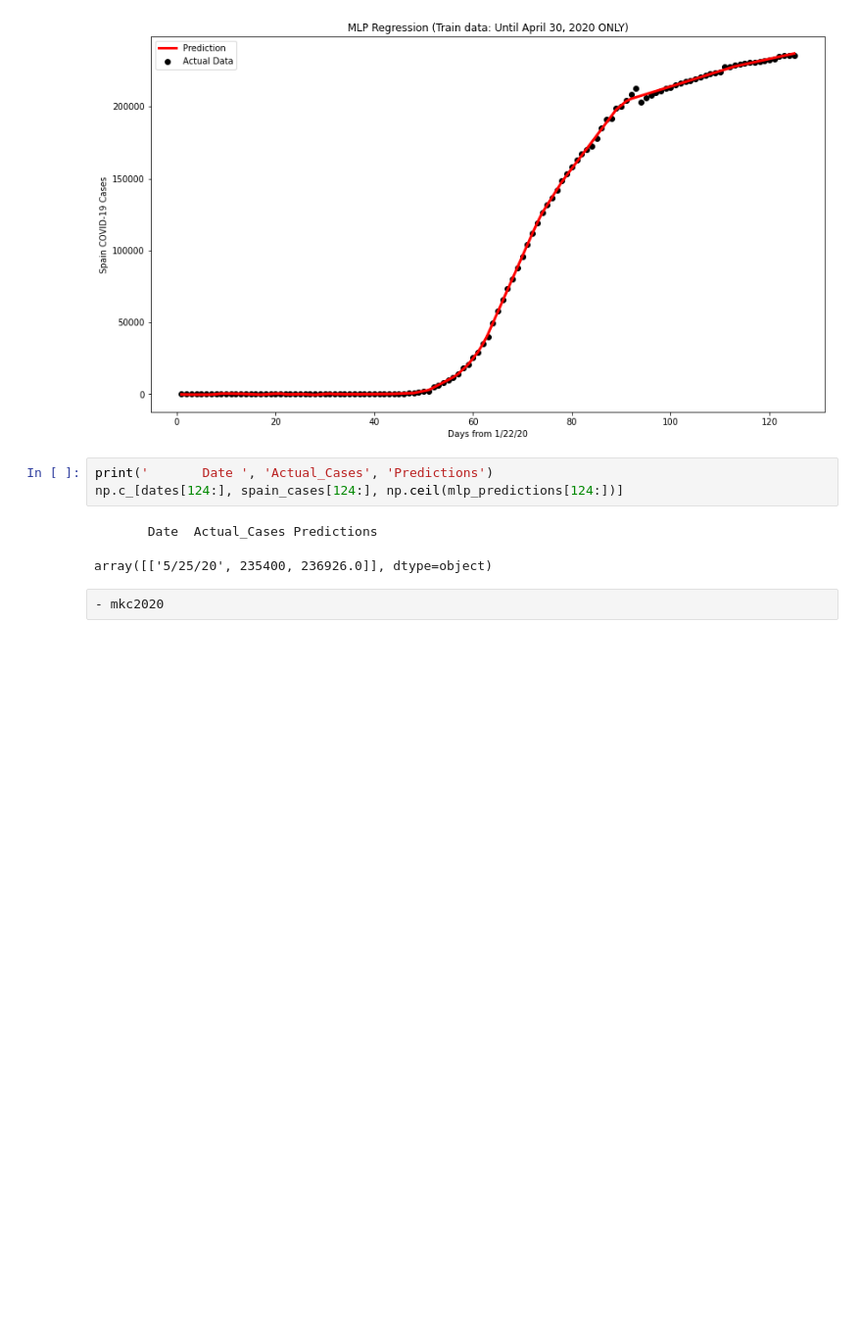
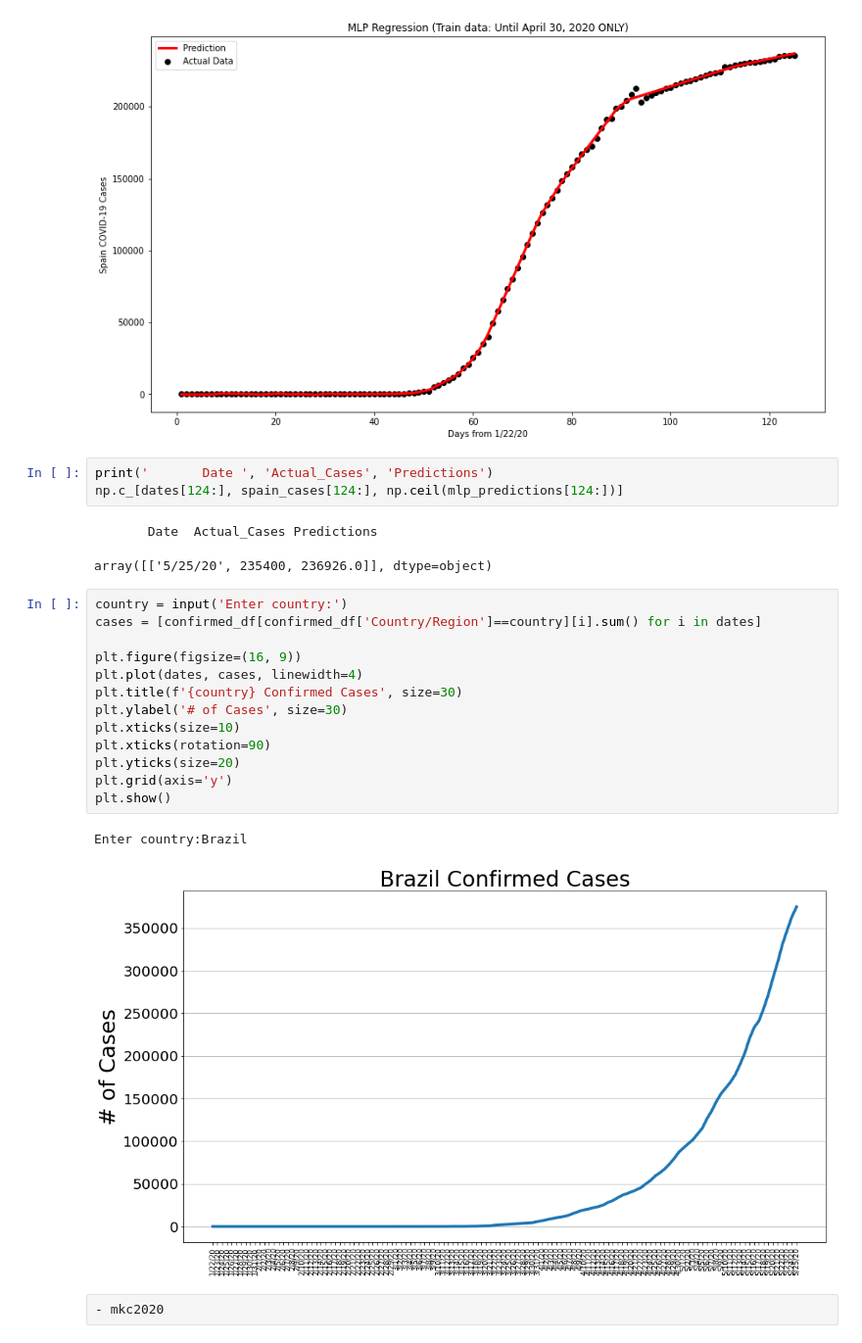
Before and after one commit to melvincabatuan/COVID_Notebooks, a Jupyter notebook: COVID19-Simple-Forecast.ipynb, the cells around one changed output. Shown at 98% size. Saved outputs shown, nothing was run; the diff lists cells and outputs as text; blank space fills up the shorter version.

Commit message:
added country input

```diff
--- a/COVID19-Simple-Forecast.ipynb
+++ b/COVID19-Simple-Forecast.ipynb
@@ -557,5 +557,21 @@ np.c_[dates[124:], spain_cases[124:], np.ceil(mlp_predictions[124:])]
 # %% [output]
        Date  Actual_Cases Predictions
 array([['5/25/20', 235400, 236926.0]], dtype=object)
+# %%
+country = input('Enter country:')
+cases = [confirmed_df[confirmed_df['Country/Region']==country][i].sum() for i in dates]
+
+plt.figure(figsize=(16, 9))
+plt.plot(dates, cases, linewidth=4)
+plt.title(f'{country} Confirmed Cases', size=30)
+plt.ylabel('# of Cases', size=30)
+plt.xticks(size=10)
+plt.xticks(rotation=90)
+plt.yticks(size=20)
+plt.grid(axis='y')
+plt.show()
+# %% [output]
+Enter country:Brazil
+[figure, added]
 # %% [raw]
 - mkc2020
```
